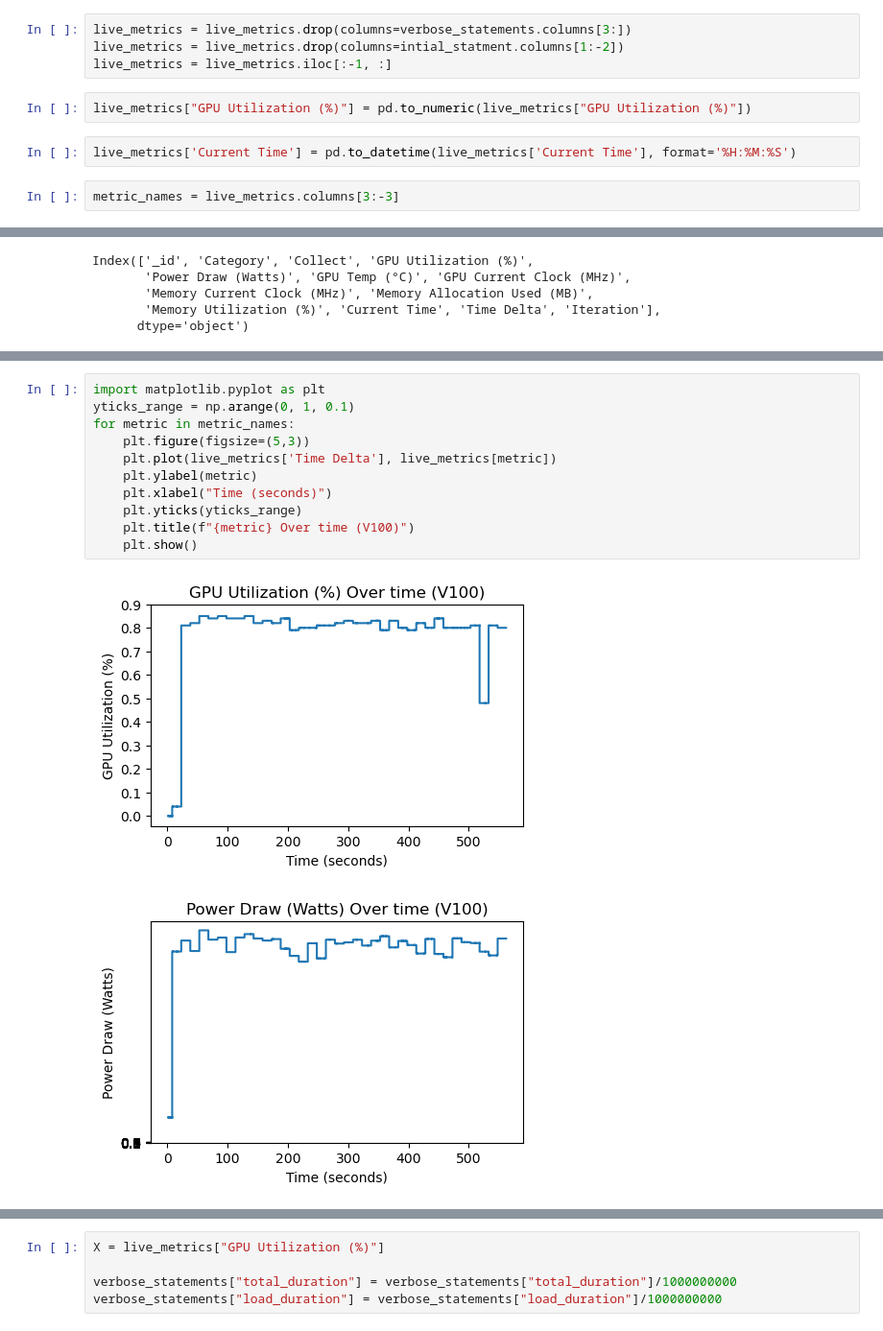
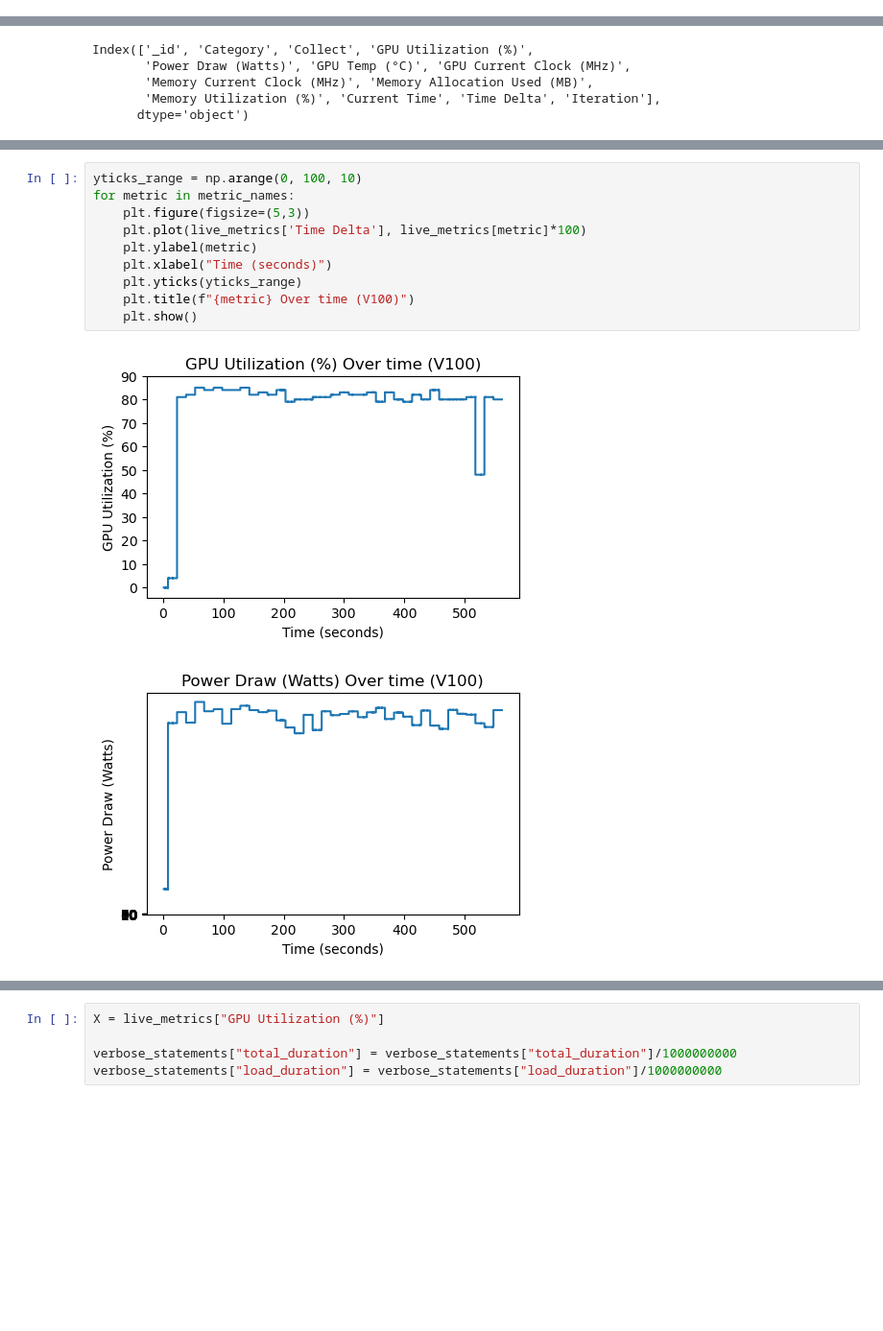
Before and after one commit to alt-rahul/5g-edge-app, a Jupyter notebook: data/processing/metric_eda.ipynb, the cells around one changed output, grey strips where cells are left out. Shown: that part at 96% size. Drawn from its saved outputs; the diff is of its cells as text; blank space fills up the shorter version.

```diff
--- a/data/processing/metric_eda.ipynb
+++ b/data/processing/metric_eda.ipynb
@@ -33,13 +1,3 @@ verbose_statements.drop(columns=['index'], inplace=True)
-# %%
-live_metrics = live_metrics.drop(columns=verbose_statements.columns[3:])
-live_metrics = live_metrics.drop(columns=intial_statment.columns[1:-2])
-live_metrics = live_metrics.iloc[:-1, :]
-# %%
-live_metrics["GPU Utilization (%)"] = pd.to_numeric(live_metrics["GPU Utilization (%)"])
-# %%
-live_metrics['Current Time'] = pd.to_datetime(live_metrics['Current Time'], format='%H:%M:%S')
-# %%
-metric_names = live_metrics.columns[3:-3]
 # %%
 live_metrics.columns
 # %% [output]
@@ -51,14 +27,13 @@ Index(['_id', 'Category', 'Collect', 'GPU Utilization (%)',
 # %%
-import matplotlib.pyplot as plt
-yticks_range = np.arange(0, 1, 0.1)
+yticks_range = np.arange(0, 100, 10)
 for metric in metric_names:
     plt.figure(figsize=(5,3))
-    plt.plot(live_metrics['Time Delta'], live_metrics[metric])
+    plt.plot(live_metrics['Time Delta'], live_metrics[metric]*100)
     plt.ylabel(metric)
     plt.xlabel("Time (seconds)")
     plt.yticks(yticks_range)
     plt.title(f"{metric} Over time (V100)")
     plt.show()
 # %% [output]
-[figure, old version]
+[figure, new version]
-[figure, old version]
+[figure, new version]
```
Also changed, not shown: parts of 11 cells of this notebook, 3 other files.
